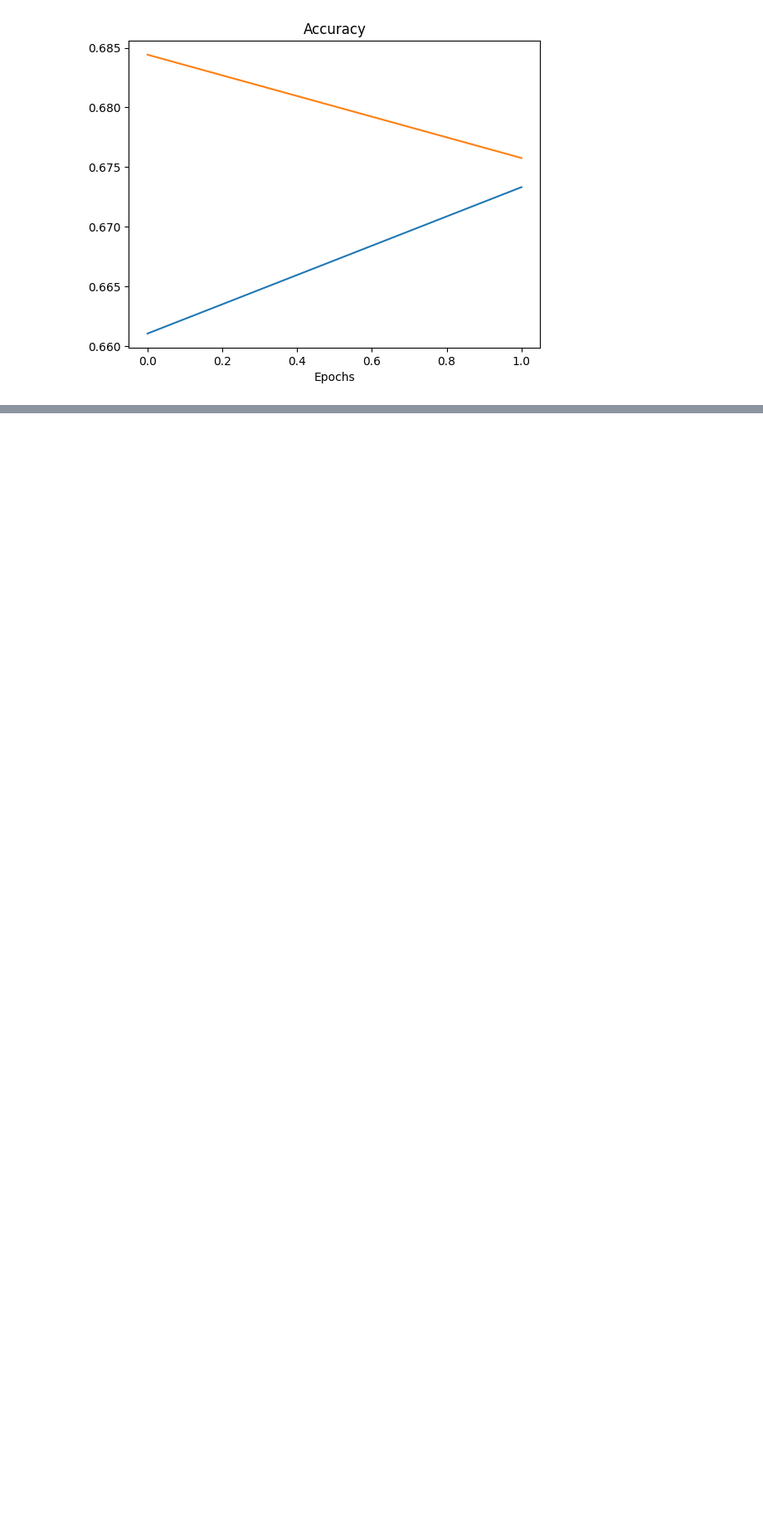
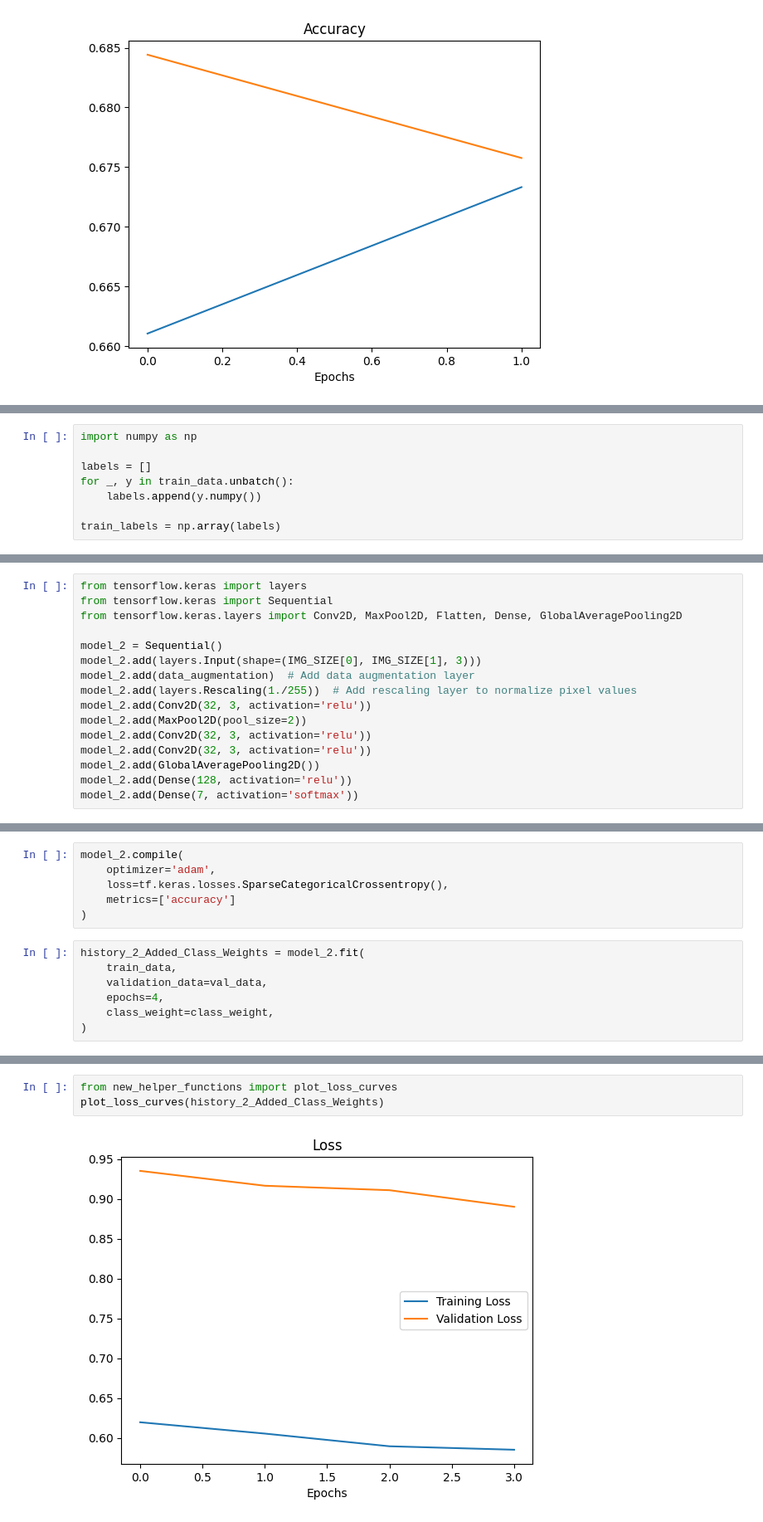
Before and after one commit to vaibhav709/Skin-Cancer-Detection, a Jupyter notebook: train.ipynb, the cells around one changed output, grey strips where cells are left out. Shown at 83% size. Cells and saved outputs as stored; diff of their text form; blank space fills up the shorter version.

```diff
--- a/train.ipynb
+++ b/train.ipynb
@@ -201,0 +228,8 @@ plot_loss_curves(history_baseline_model_1)
+# %%
+import numpy as np
+
+labels = []
+for _, y in train_data.unbatch():
+    labels.append(y.numpy())
+
+train_labels = np.array(labels)
@@ -201,0 +274,16 @@ plot_loss_curves(history_baseline_model_1)
+# %%
+from tensorflow.keras import layers
+from tensorflow.keras import Sequential
+from tensorflow.keras.layers import Conv2D, MaxPool2D, Flatten, Dense, GlobalAveragePooling2D
+
+model_2 = Sequential()
+model_2.add(layers.Input(shape=(IMG_SIZE[0], IMG_SIZE[1], 3)))
+model_2.add(data_augmentation)  # Add data augmentation layer
+model_2.add(layers.Rescaling(1./255))  # Add rescaling layer to normalize pixel values
+model_2.add(Conv2D(32, 3, activation='relu'))
+model_2.add(MaxPool2D(pool_size=2))
+model_2.add(Conv2D(32, 3, activation='relu'))
+model_2.add(Conv2D(32, 3, activation='relu'))
+model_2.add(GlobalAveragePooling2D())
+model_2.add(Dense(128, activation='relu'))
+model_2.add(Dense(7, activation='softmax'))
@@ -201,0 +315,13 @@ plot_loss_curves(history_baseline_model_1)
+# %%
+model_2.compile(
+    optimizer='adam',
+    loss=tf.keras.losses.SparseCategoricalCrossentropy(),
+    metrics=['accuracy']
+)
+# %%
+history_2_Added_Class_Weights = model_2.fit(
+    train_data,
+    validation_data=val_data,
+    epochs=4,
+    class_weight=class_weight,
+)
@@ -201,0 +337,5 @@ plot_loss_curves(history_baseline_model_1)
+# %%
+from new_helper_functions import plot_loss_curves
+plot_loss_curves(history_2_Added_Class_Weights)
+# %% [output]
+[figure, added]
```
Also changed, not shown: parts of 27 cells of this notebook.
